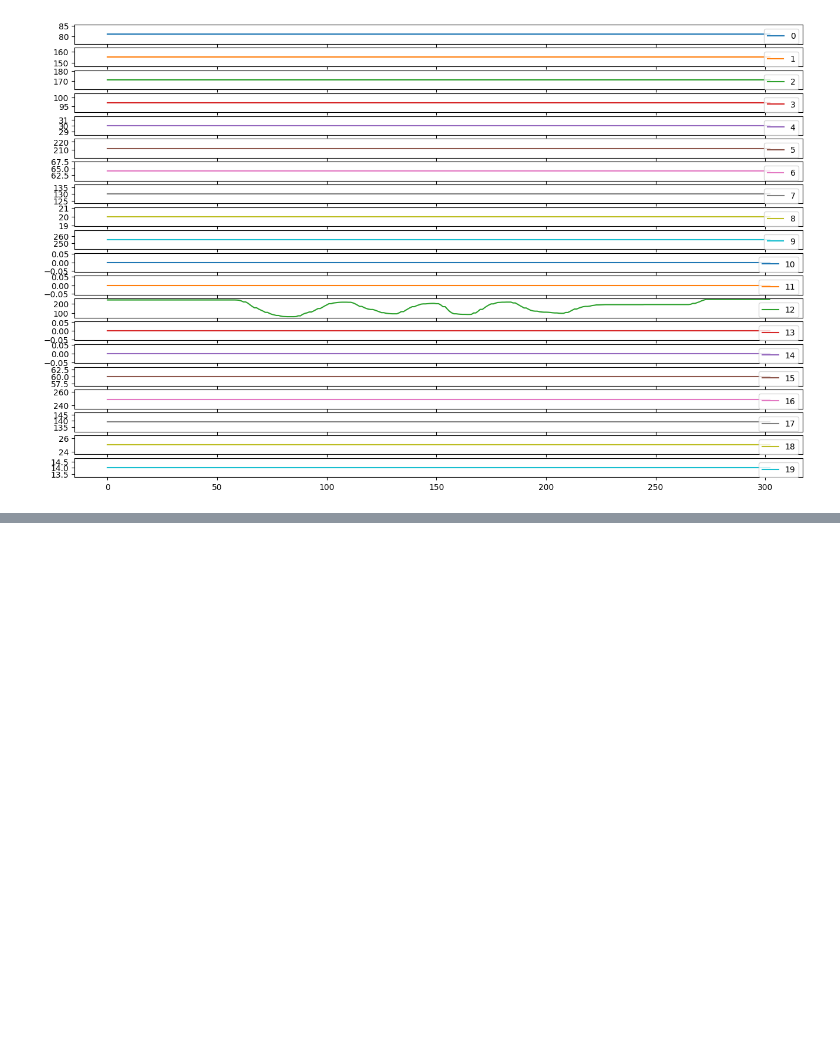
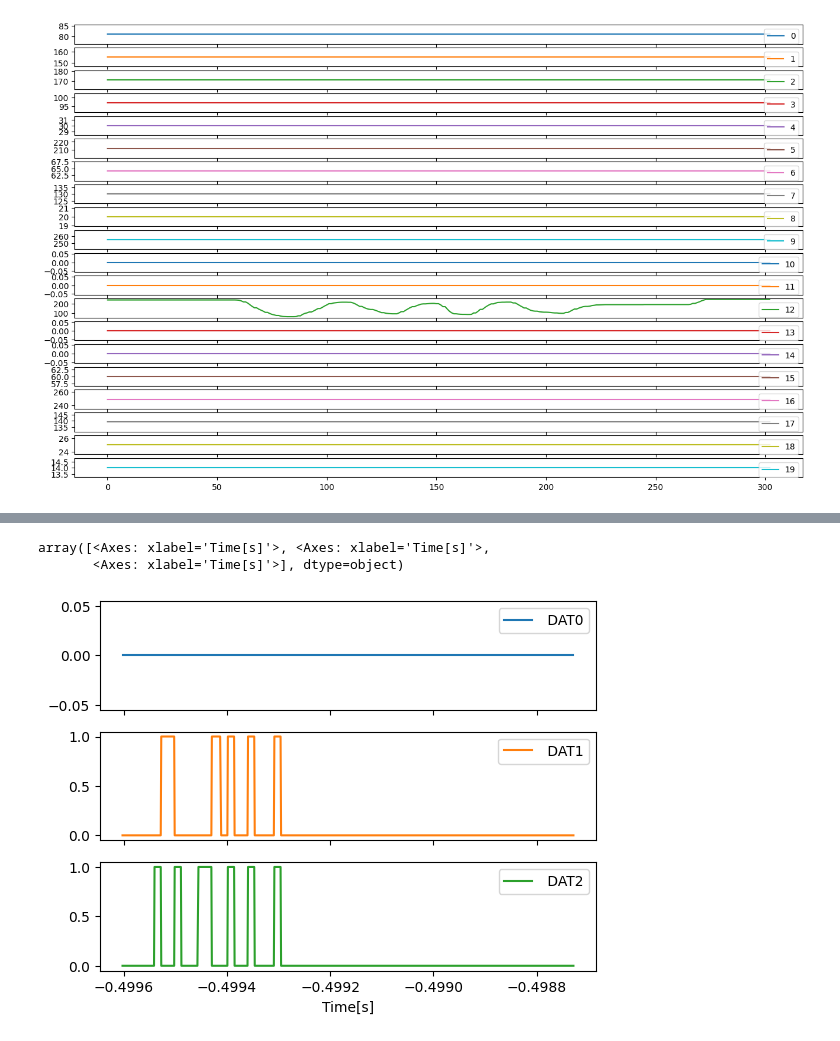
Before and after one commit to ebtrac/pp1_data_processing, a Jupyter notebook: pp1_dat_bus_processing.ipynb, the cells around one changed output, grey strips where cells are left out. Cells and saved outputs as stored; diff of their text form; code cells hidden in the pictures; blank space fills up the shorter version.

```diff
--- a/pp1_dat_bus_processing.ipynb
+++ b/pp1_dat_bus_processing.ipynb
@@ -15,6 +17,7 @@ fpath = "F:\\pp1_data_processing\\dat_bus_split.txt"
 # fpath = "F:\\pp1_data_processing\\dat_bus_contrast_cycle_from_all_50.txt"
 # fpath = "F:\\pp1_data_processing\\dat_bus_bright_cycle_from_all_50.txt"
 # fpath = "F:\\pp1_data_processing\\dat_bus_.txt"
+fpath = "C:\\Users\\ionca\\Desktop\\pp1\\2023-06-02_16-37-18 dat_bus_example.csv"
 df = pd.read_csv(fpath)
 # %%
 df.columns
@@ -239,0 +245,6 @@ array([<Axes: >, <Axes: >, <Axes: >, <Axes: >, <Axes: >, <Axes: >,
+# %%
+df['datetime'] = pd.to_datetime(df['Time[s]'], unit='s')
+_,dat0pkprops = signal.find_peaks((1-df[' DAT0']), plateau_size=[1], height=[0.5])
+lefts = dat0pkprops['left_edges']
+rights = dat0pkprops['right_edges']
+dat0pkprops
@@ -239,0 +269,7 @@ array([<Axes: >, <Axes: >, <Axes: >, <Axes: >, <Axes: >, <Axes: >,
+# %%
+
+df.iloc[lefts[0]:rights[0]].plot(x='Time[s]', y=[' DAT0',' DAT1',' DAT2'], subplots=True)
+# %% [output]
+array([<Axes: xlabel='Time[s]'>, <Axes: xlabel='Time[s]'>,
+       <Axes: xlabel='Time[s]'>], dtype=object)
+[figure, added]
```
Also changed, not shown: parts of 10 cells of this notebook.
